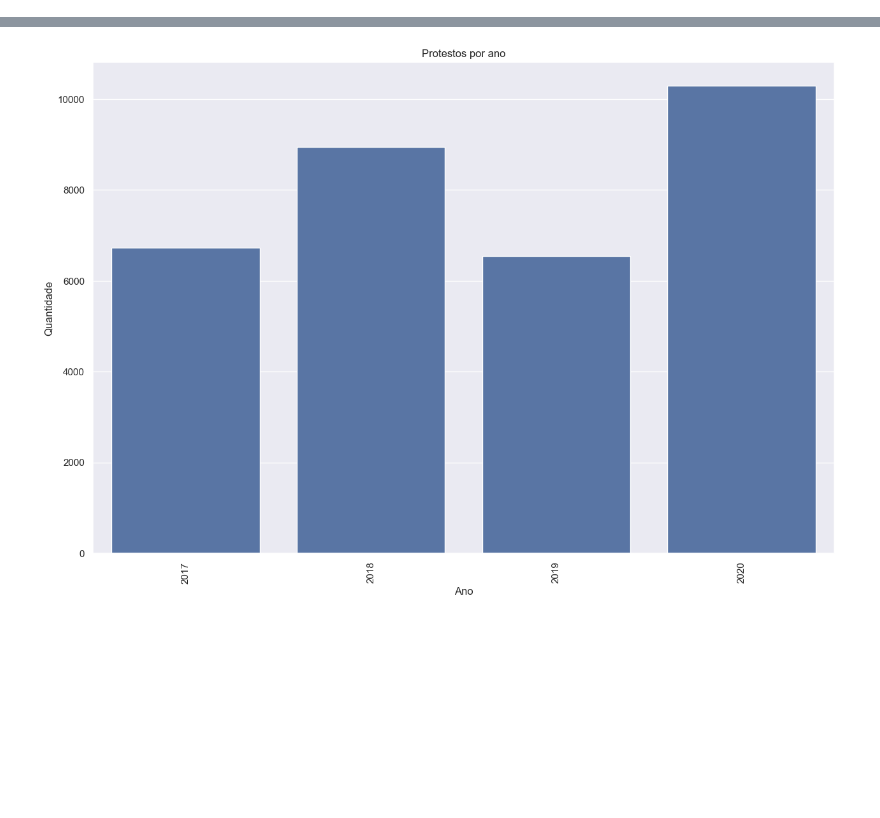
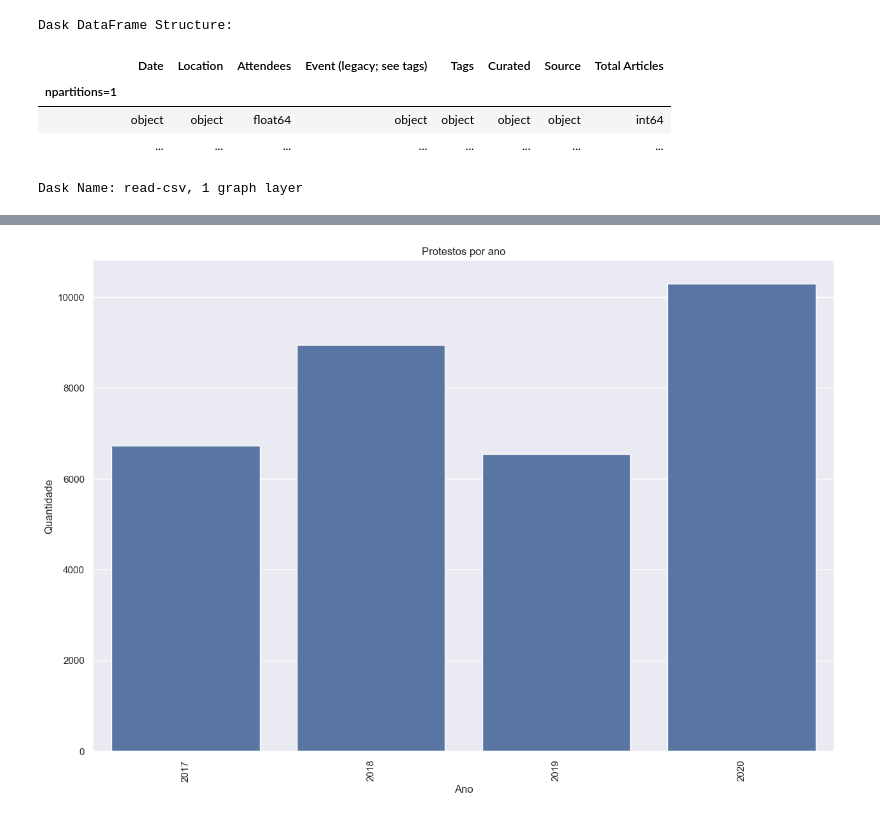
Before and after one commit to Guilherme-s-m/bigdatao, a Jupyter notebook: read.ipynb, the cells around one changed output, grey strips where cells are left out. Drawn from its saved outputs; the diff is of its cells as text; code cells hidden in the pictures; blank space fills up the shorter version.

```diff
--- a/read.ipynb
+++ b/read.ipynb
@@ -6 +13,13 @@ import seaborn as sns
+# %%
+df_dask = dd.read_csv('protests.csv')
+df = df_dask.compute()
+# %%
+df_dask
+# %% [output]
+Dask DataFrame Structure:
+|  | Date | Location | Attendees | Event (legacy; see tags) | Tags | Curated | Source | Total Articles |
+| npartitions=1 |  |  |  |  |  |  |  |  |
+|  | object | object | float64 | object | object | object | object | int64 |
+|  | ... | ... | ... | ... | ... | ... | ... | ... |
+Dask Name: read-csv, 1 graph layer
 # %%
```
Also changed, not shown: parts of 2 cells of this notebook.
